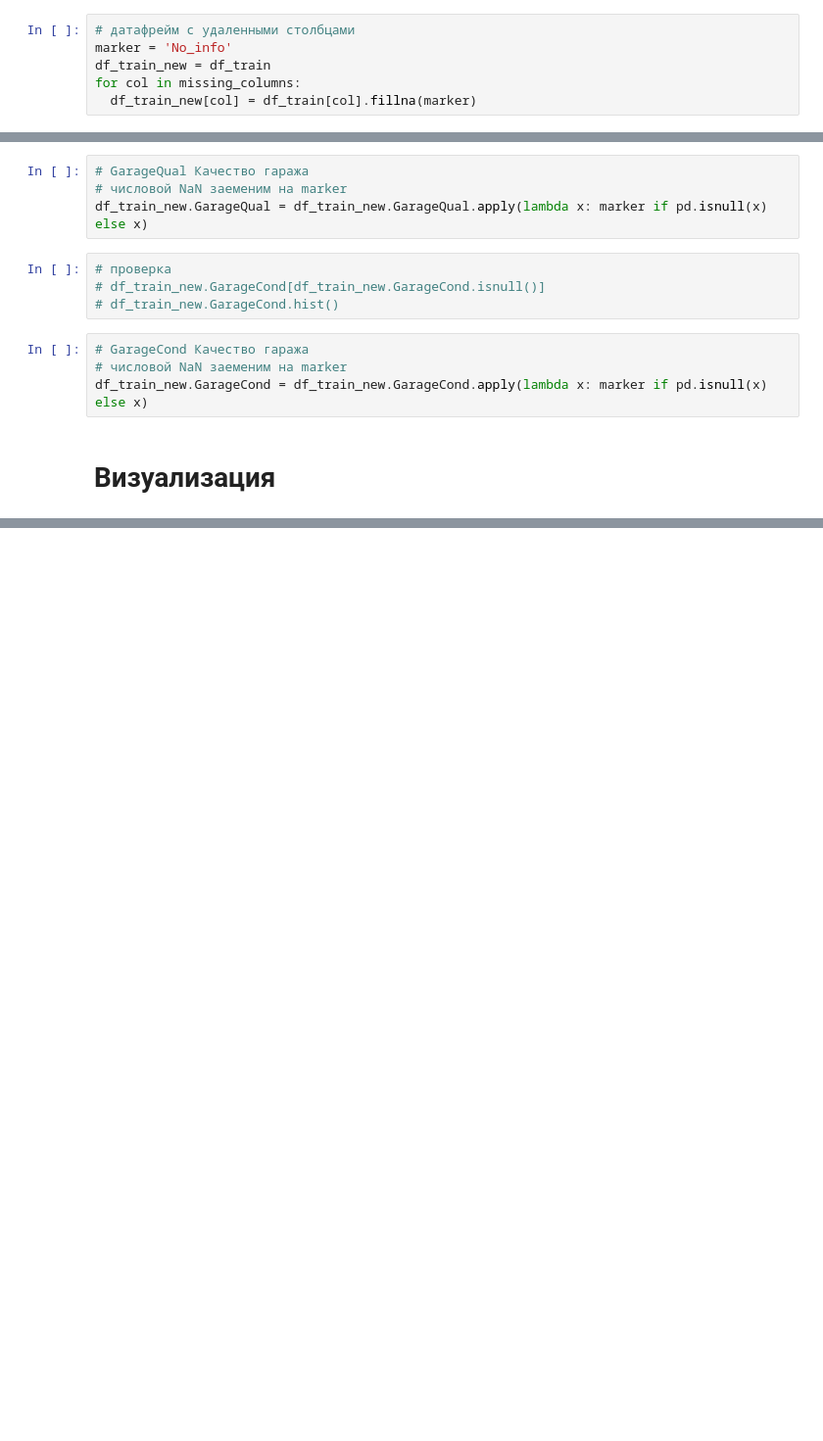
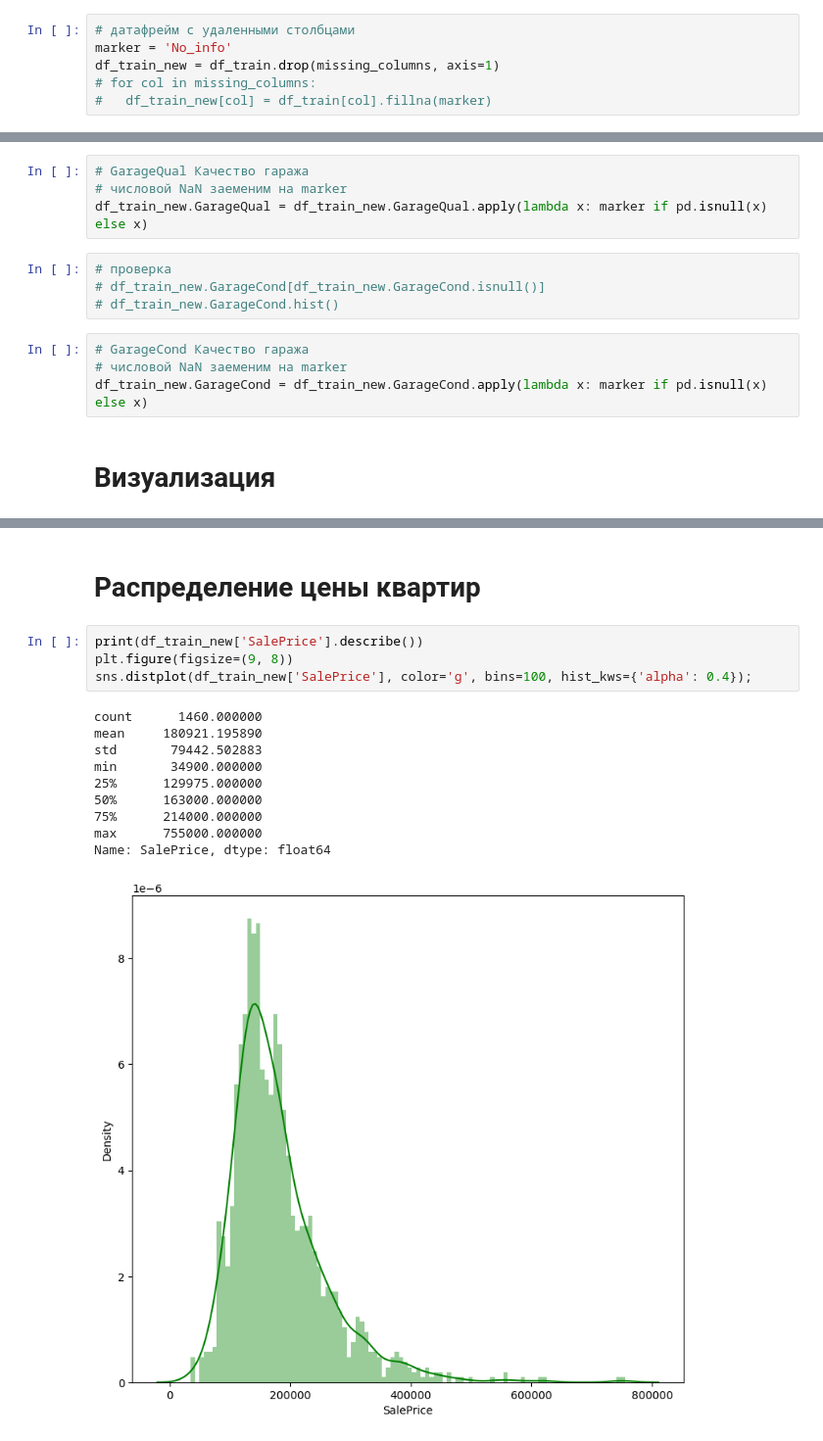
Before and after one commit to KhachKara/kaggle_projects, a Jupyter notebook: house-prices-advanced-regression-techniques/house-prices-advanced-regression-techniques_khach.ipynb, the cells around one changed output, grey strips where cells are left out. Shown at 98% size. Saved outputs shown, nothing was run; the diff lists cells and outputs as text; blank space fills up the shorter version.

Commit message:
Распределение цены квартир

```diff
--- a/house-prices-advanced-regression-techniques/house-prices-advanced-regression-techniques_khach.ipynb
+++ b/house-prices-advanced-regression-techniques/house-prices-advanced-regression-techniques_khach.ipynb
@@ -41,6 +45,6 @@ missing_columns = missing_percent[missing_percent > 0.7].index
 # %%
 # датафрейм с удаленными столбцами
 marker = 'No_info'
-df_train_new = df_train
-for col in missing_columns:
-  df_train_new[col] = df_train[col].fillna(marker)
+df_train_new = df_train.drop(missing_columns, axis=1)
+# for col in missing_columns:
+#   df_train_new[col] = df_train[col].fillna(marker)
@@ -249,3 +273,20 @@ df_train_new[num_cols].corr().style.background_gradient()
 | EnclosedPorch | -0.018340 | 0.010287 | -0.109907 | -0.102303 | -0.002538 | -0.095478 | -0.065292 | 0.061989 | 0.009113 | ... |
 | GarageArea | 0.180403 | 0.323511 | 0.370884 | 0.296970 | 0.183303 | 0.486665 | 0.489782 | 0.138347 | 0.468997 | ... |
 | SalePrice | 0.263843 | 0.334771 | 0.472614 | 0.386420 | 0.214479 | 0.613581 | 0.605852 | 0.319334 | 0.708624 | ... |
+# %% [markdown]
+# Распределение цены квартир
+# %%
+print(df_train_new['SalePrice'].describe())
+plt.figure(figsize=(9, 8))
+sns.distplot(df_train_new['SalePrice'], color='g', bins=100, hist_kws={'alpha': 0.4});
+# %% [output]
+count      1460.000000
+mean     180921.195890
+std       79442.502883
+min       34900.000000
+25%      129975.000000
+50%      163000.000000
+75%      214000.000000
+max      755000.000000
+Name: SalePrice, dtype: float64
+[figure, added]
```
Also changed, not shown: parts of 3 cells of this notebook, 1 other file.
